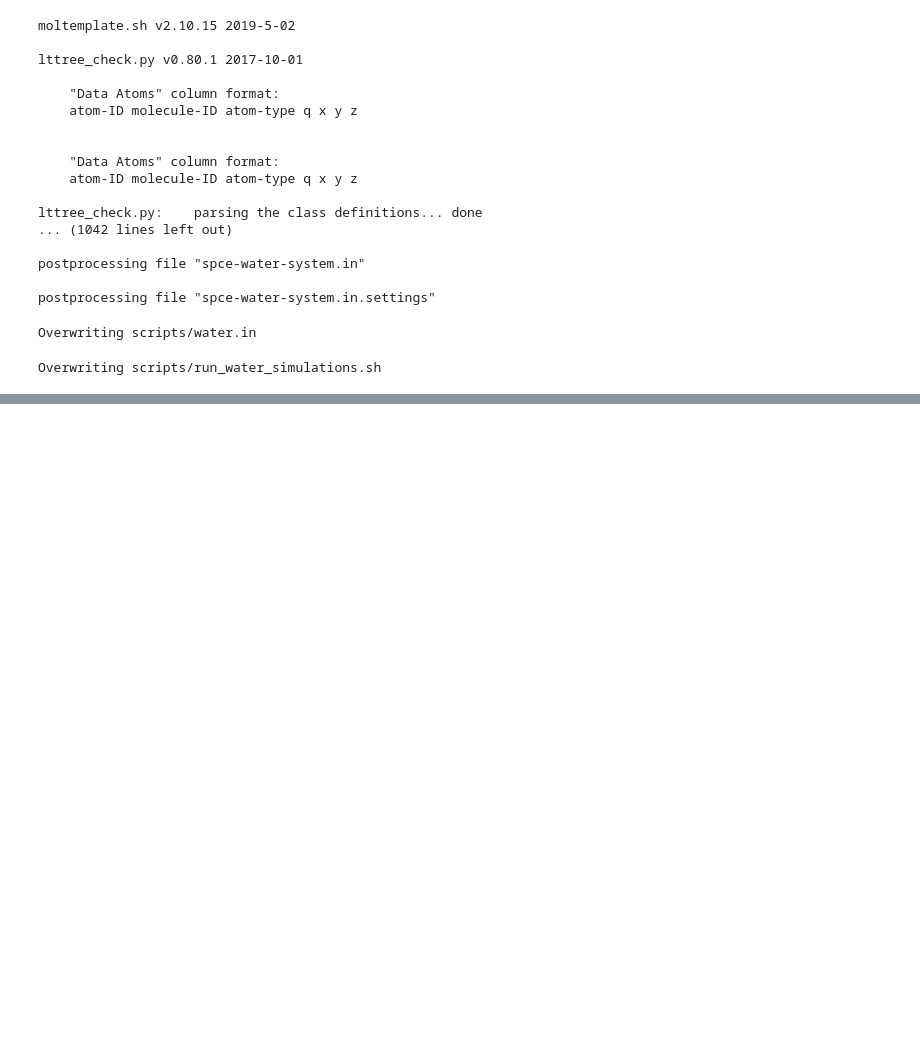
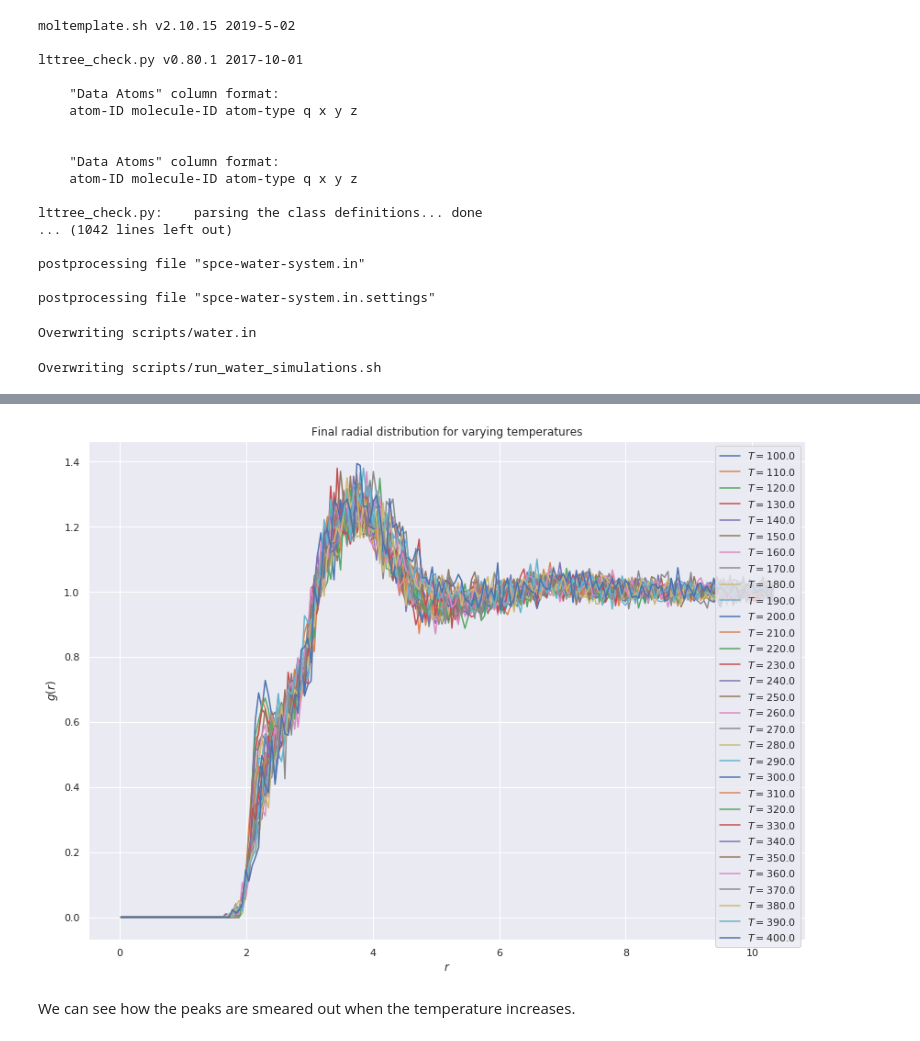
Before and after one commit to Schoyen/FYS4460, a Jupyter notebook: project-1/water.ipynb, the cells around one changed output, grey strips where cells are left out. Drawn from its saved outputs; the diff is of its cells as text; code cells hidden in the pictures; blank space fills up the shorter version.

```diff
--- a/project-1/water.ipynb
+++ b/project-1/water.ipynb
@@ -225,0 +213,30 @@ ValueError: x and y must have same first dimension, but have shapes (8,) and (0,
+# %%
+g_r_dict = {}
+bin_centers_dict = {}
+
+for temp, filename in zip(temperature_list, rdf_list):
+    bin_centers, g_r = read_rdf_log(filename)
+
+    g_r_dict[temp] = g_r
+    bin_centers_dict[temp] = bin_centers
+# %%
+fig = plt.figure(figsize=(14, 10))
+
+for i, temp in enumerate(temperature_list):
+    key = max(g_r_dict[temp])
+
+    plt.plot(
+        bin_centers_dict[temp][key],
+        g_r_dict[temp][key],
+        label=fr"$T = {temp}$",
+    )
+
+plt.xlabel(r"$r$")
+plt.ylabel(r"$g(r)$")
+plt.legend(loc="best")
+plt.title(r"Final radial distribution for varying temperatures")
+plt.show()
+# %% [output]
+[figure, added]
+# %% [markdown]
+We can see how the peaks are smeared out when the temperature increases.
```
Also changed, not shown: parts of 7 cells of this notebook.
